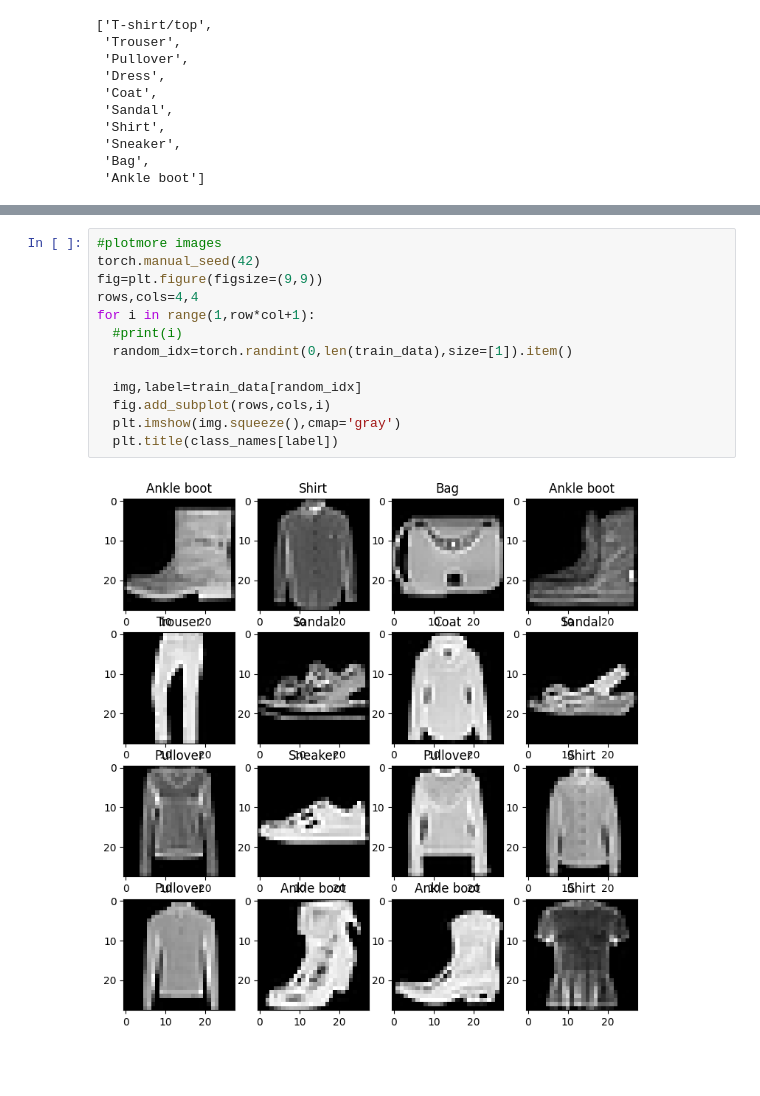
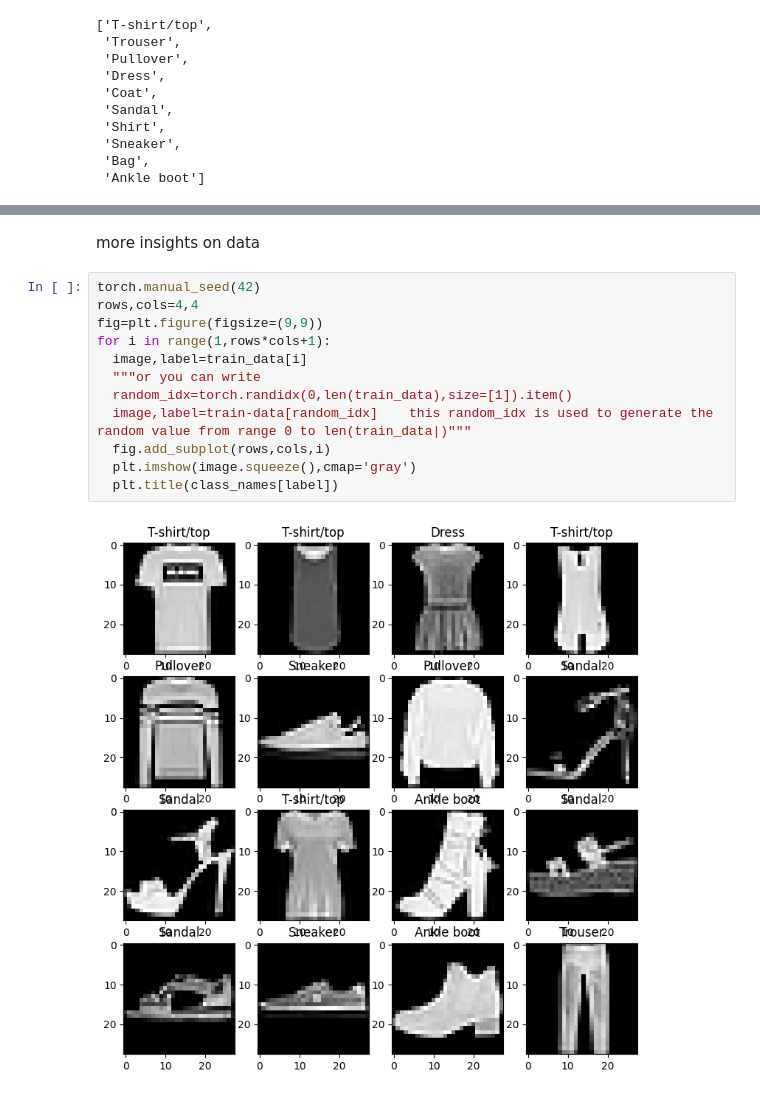
Before and after one commit to 404saugat404/pytorch, a Jupyter notebook: pytorch/comp_vison_basics.ipynb, the cells around one changed output, grey strips where cells are left out. Drawn from its saved outputs; the diff is of its cells as text; blank space fills up the shorter version.

```diff
--- a/pytorch/comp_vison_basics.ipynb
+++ b/pytorch/comp_vison_basics.ipynb
@@ -108,15 +129,16 @@ plt.imshow(image.squeeze(), cmap='gray')
+# %% [markdown]
+more insights on data
 # %%
-#plotmore images
 torch.manual_seed(42)
+rows,cols=4,4
 fig=plt.figure(figsize=(9,9))
-rows,cols=4,4
-for i in range(1,row*col+1):
-  #print(i)
-  random_idx=torch.randint(0,len(train_data),size=[1]).item()
-
-  img,label=train_data[random_idx]
+for i in range(1,rows*cols+1):
+  image,label=train_data[i]
+  """or you can write
+  random_idx=torch.randidx(0,len(train_data),size=[1]).item()
+  image,label=train-data[random_idx]    this random_idx is used to generate the random value from range 0 to len(train_data|)"""
   fig.add_subplot(rows,cols,i)
-  plt.imshow(img.squeeze(),cmap='gray')
+  plt.imshow(image.squeeze(),cmap='gray')
   plt.title(class_names[label])
 # %% [output]
-[figure, old version]
+[figure, new version]
```
Also changed, not shown: parts of 33 cells of this notebook.
